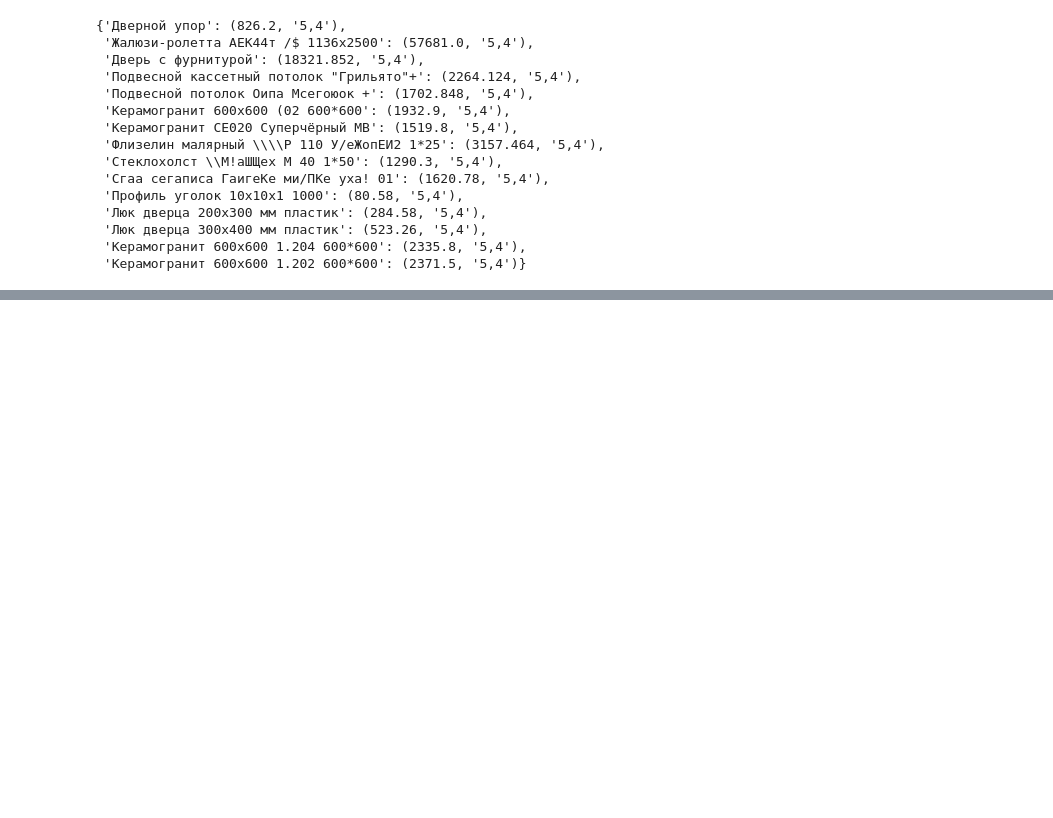
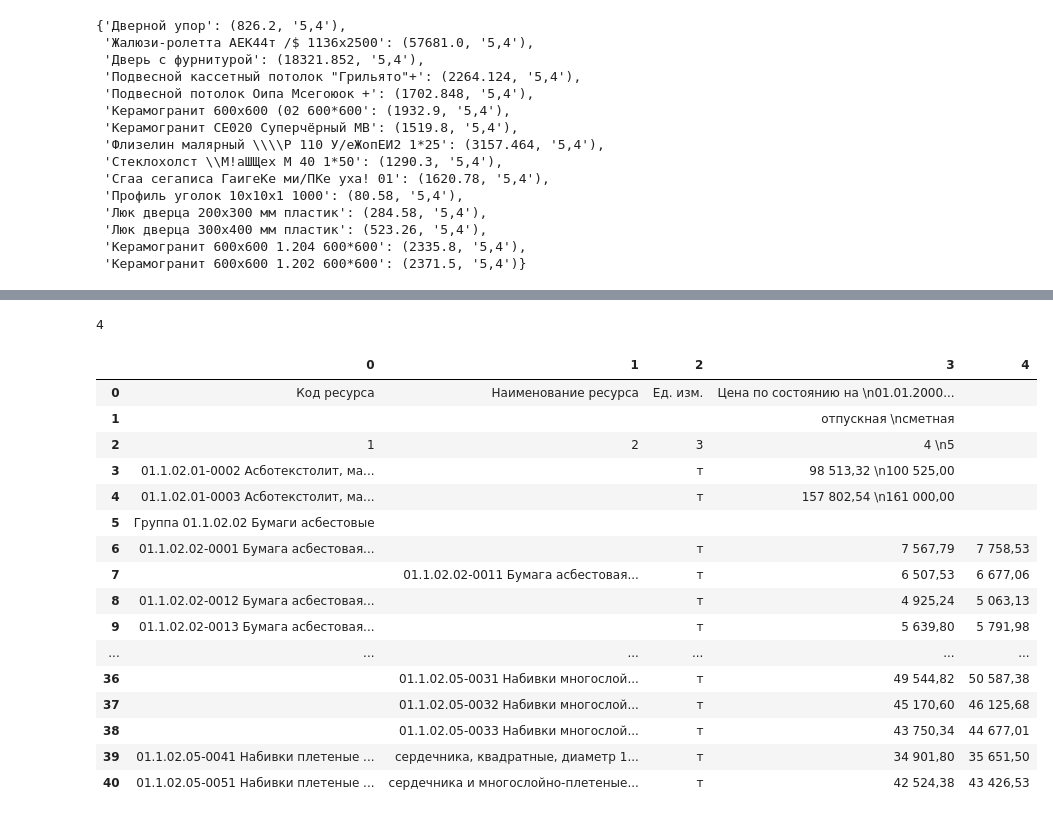
Before and after one commit to zippo761/finik_project, a Jupyter notebook: test.ipynb, the cells around one changed output, grey strips where cells are left out. Cells and saved outputs as stored; diff of their text form; code cells hidden in the pictures; blank space fills up the shorter version.

```diff
--- a/test.ipynb
+++ b/test.ipynb
@@ -81,0 +109,11 @@ items_for_search
+# %%
+import tkinter
+import camelot
+# PDF-файл с извлекаемой таблицей
+file = 'ФССЦ.pdf'
+# %%
+tables = camelot.read_pdf(file, pages='2-5')
+# %%
+tables.n
+# %% [output]
+4
@@ -81,0 +122,20 @@ items_for_search
+# %%
+tables[2].df
+# %% [output]
+|  | 0 | 1 | 2 | 3 | 4 |
+| 0 | Код ресурса | Наименование ресурса | Ед. изм. | Цена по состоянию на \n01.01.2000... |  |
+| 1 |  |  |  | отпускная \nсметная |  |
+| 2 | 1 | 2 | 3 | 4 \n5 |  |
+| 3 | 01.1.02.01-0002 Асботекстолит, ма... |  | т | 98 513,32 \n100 525,00 |  |
+| 4 | 01.1.02.01-0003 Асботекстолит, ма... |  | т | 157 802,54 \n161 000,00 |  |
+| 5 | Группа 01.1.02.02 Бумаги асбестовые |  |  |  |  |
+| 6 | 01.1.02.02-0001 Бумага асбестовая... |  | т | 7 567,79 | 7 758,53 |
+| 7 |  | 01.1.02.02-0011 Бумага асбестовая... | т | 6 507,53 | 6 677,06 |
+| 8 | 01.1.02.02-0012 Бумага асбестовая... |  | т | 4 925,24 | 5 063,13 |
+| 9 | 01.1.02.02-0013 Бумага асбестовая... |  | т | 5 639,80 | 5 791,98 |
+| ... | ... | ... | ... | ... | ... |
+| 36 |  | 01.1.02.05-0031 Набивки многослой... | т | 49 544,82 | 50 587,38 |
+| 37 |  | 01.1.02.05-0032 Набивки многослой... | т | 45 170,60 | 46 125,68 |
+| 38 |  | 01.1.02.05-0033 Набивки многослой... | т | 43 750,34 | 44 677,01 |
+| 39 | 01.1.02.05-0041 Набивки плетеные ... | сердечника, квадратные, диаметр 1... | т | 34 901,80 | 35 651,50 |
+| 40 | 01.1.02.05-0051 Набивки плетеные ... | сердечника и многослойно-плетеные... | т | 42 524,38 | 43 426,53 |
```
Also changed, not shown: parts of 14 cells of this notebook, 46 other files.
